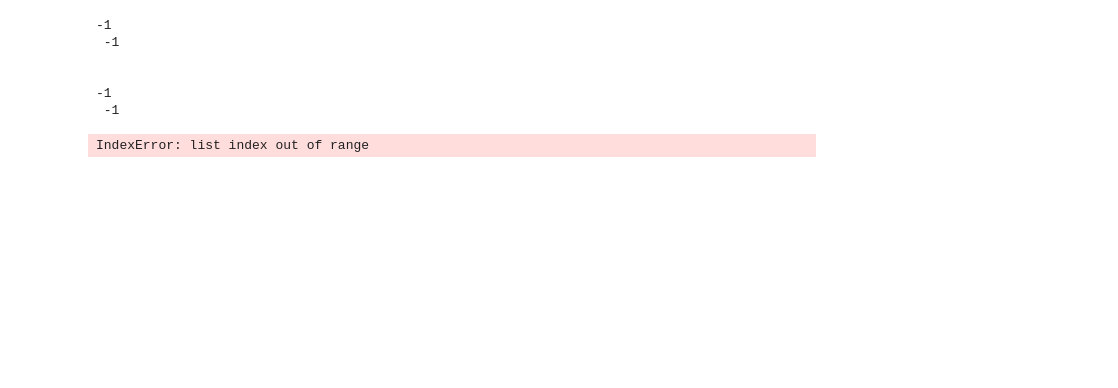
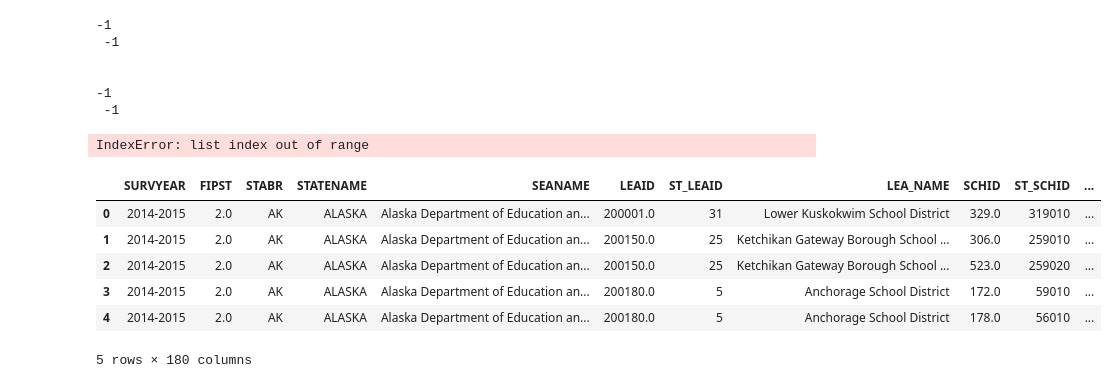
Before and after one commit to jhaber-zz/archive, a Jupyter notebook: scripts/webparser_dicts.ipynb, the cells around one changed output. Cells and saved outputs as stored; diff of their text form; code cells hidden in the pictures; blank space fills up the shorter version.

```diff
--- a/scripts/webparser_dicts.ipynb
+++ b/scripts/webparser_dicts.ipynb
@@ -710,0 +727,11 @@ numschools = len(dicts_list) # Count number of schools in list of dictionaries
+# %%
+df = pd.DataFrame.from_dict(dicts_list)
+df.head()
+# %% [output]
+|  | SURVYEAR | FIPST | STABR | STATENAME | SEANAME | LEAID | ST_LEAID | LEA_NAME | SCHID | ST_SCHID | ... |
+| 0 | 2014-2015 | 2.0 | AK | ALASKA | Alaska Department of Education an... | 200001.0 | 31 | Lower Kuskokwim School District | 329.0 | 319010 | ... |
+| 1 | 2014-2015 | 2.0 | AK | ALASKA | Alaska Department of Education an... | 200150.0 | 25 | Ketchikan Gateway Borough School ... | 306.0 | 259010 | ... |
+| 2 | 2014-2015 | 2.0 | AK | ALASKA | Alaska Department of Education an... | 200150.0 | 25 | Ketchikan Gateway Borough School ... | 523.0 | 259020 | ... |
+| 3 | 2014-2015 | 2.0 | AK | ALASKA | Alaska Department of Education an... | 200180.0 | 5 | Anchorage School District | 172.0 | 59010 | ... |
+| 4 | 2014-2015 | 2.0 | AK | ALASKA | Alaska Department of Education an... | 200180.0 | 5 | Anchorage School District | 178.0 | 56010 | ... |
+5 rows × 180 columns
```
Also changed, not shown: parts of 10 cells of this notebook, 1 other file.
